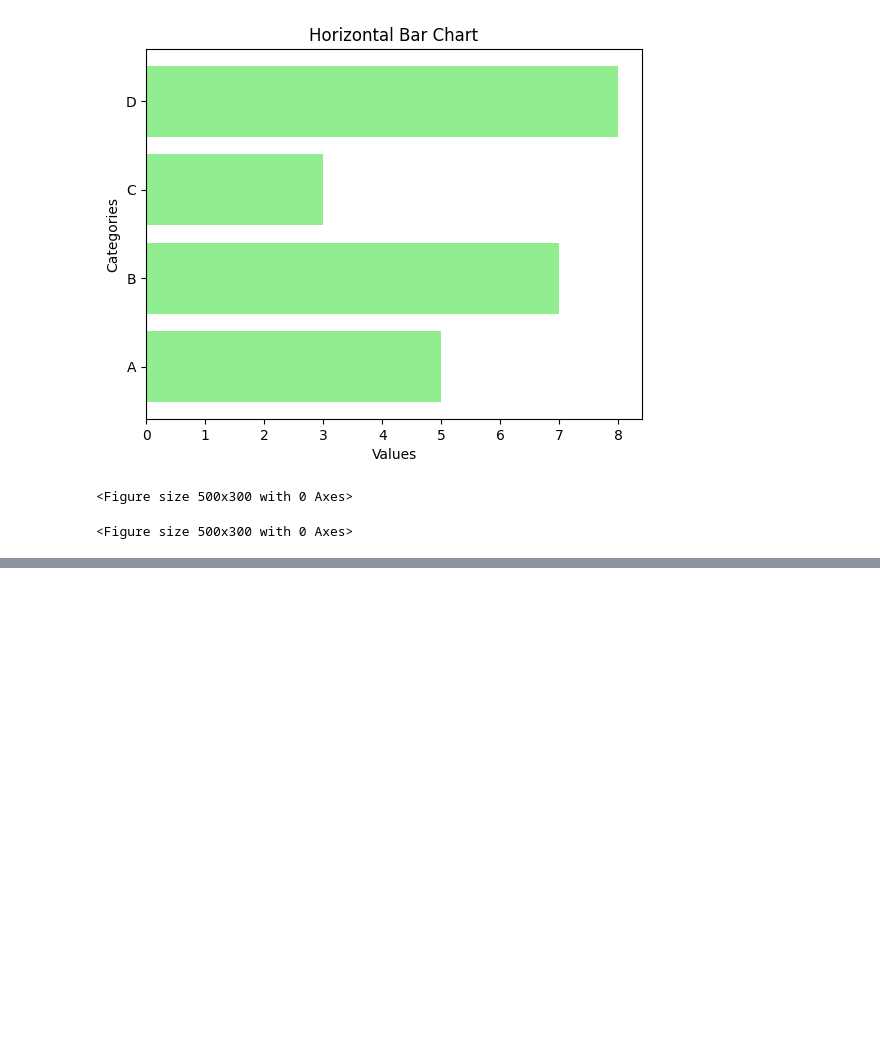
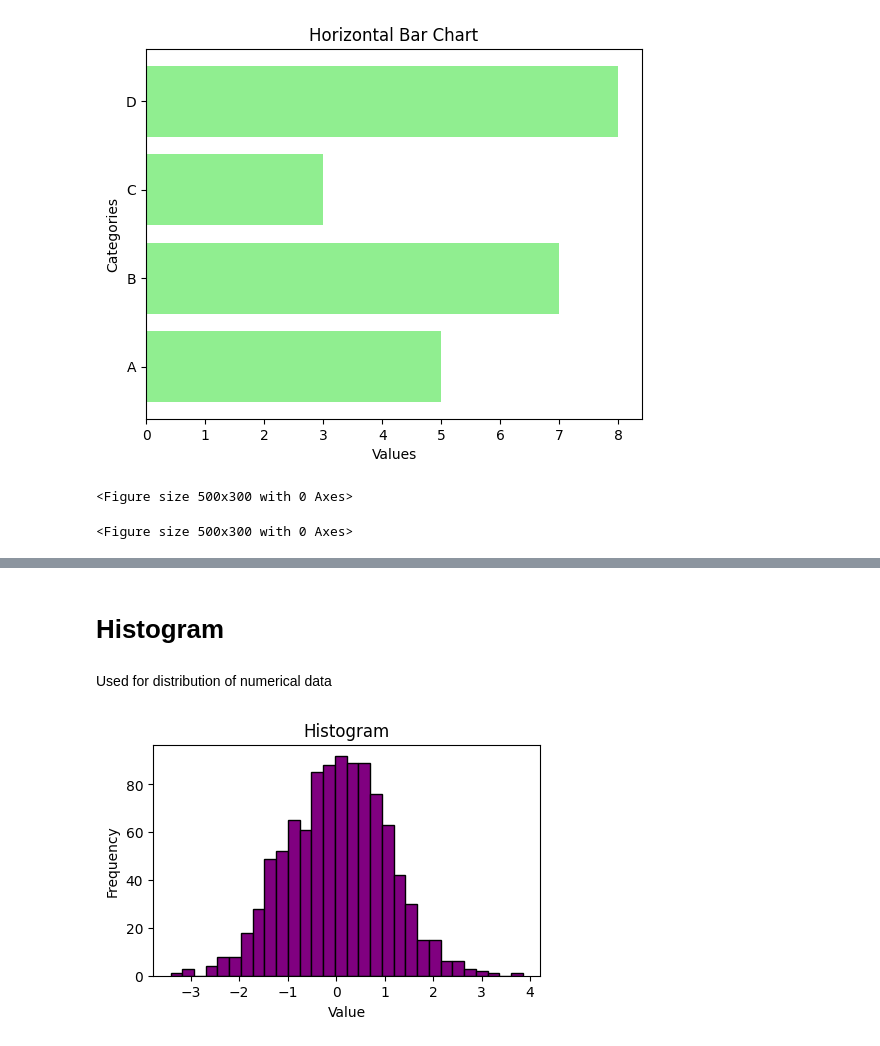
Before and after one commit to R123gh/Data-visualization-, a Jupyter notebook: 1_Datavisualization.ipynb, the cells around one changed output, grey strips where cells are left out. Drawn from its saved outputs; the diff is of its cells as text; code cells hidden in the pictures; blank space fills up the shorter version.

```diff
--- a/1_Datavisualization.ipynb
+++ b/1_Datavisualization.ipynb
@@ -48,0 +64,16 @@ plt.figure(figsize=(5,3))
+# %% [markdown]
+#  Histogram
+# %% [markdown]
+Used for distribution of numerical data
+# %%
+data = np.random.randn(1000)
+
+plt.figure(figsize=(5,3))
+
+plt.hist(data, bins = 30 , color = 'purple',edgecolor = 'black' )
+plt.title('Histogram')
+plt.xlabel('Value')
+plt.ylabel('Frequency')
+plt.show()
+# %% [output]
+[figure, added]
```
Also changed, not shown: parts of 4 cells of this notebook.
